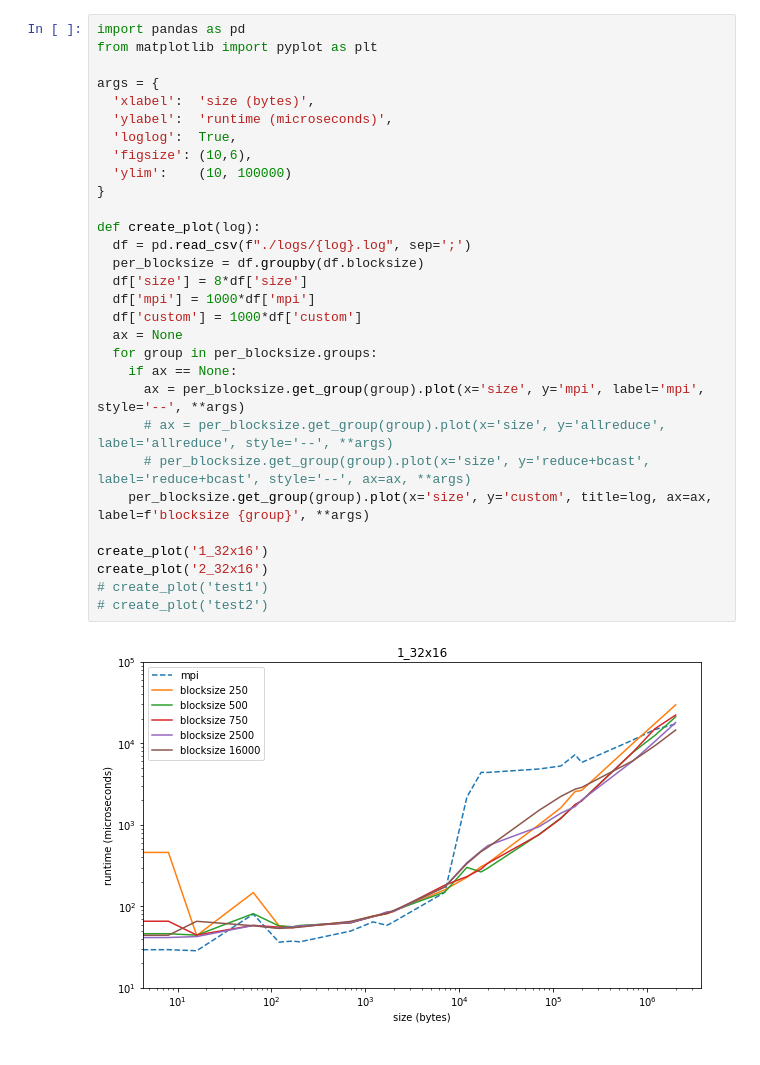
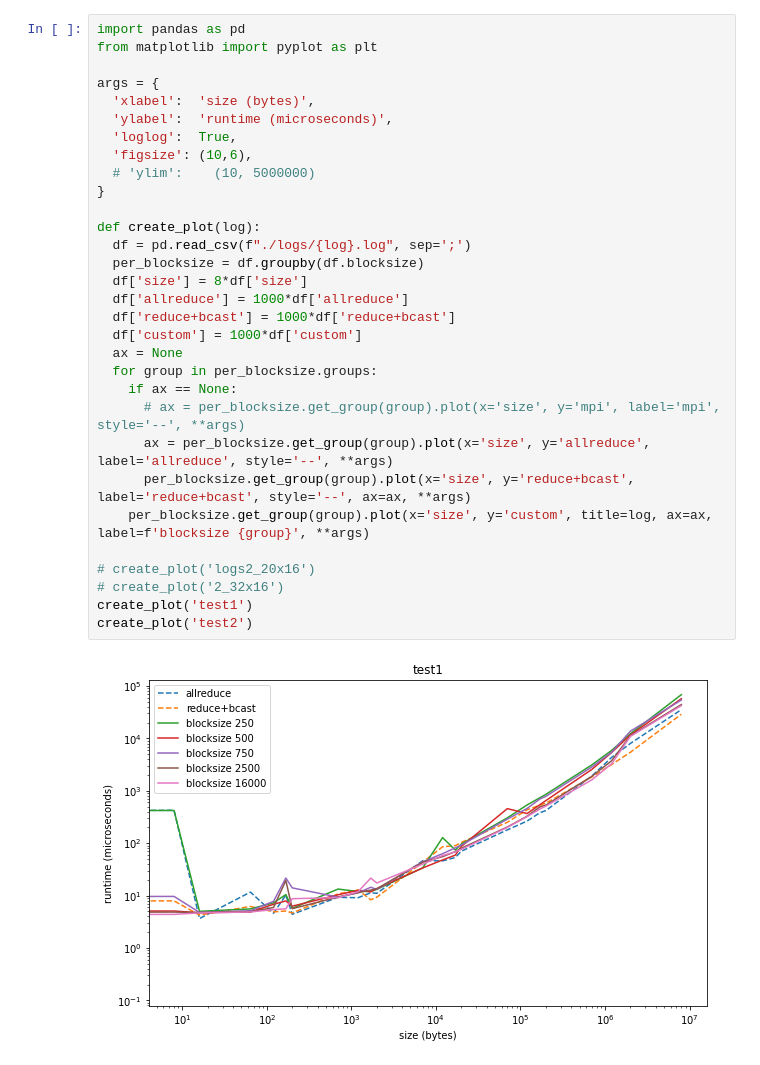
Before and after one commit to PentaHelix/hpc_allredcuce, a Jupyter notebook: report/analysis.ipynb, the cells around one changed output. Saved outputs shown, nothing was run; the diff lists cells and outputs as text.

```diff
--- a/report/analysis.ipynb
+++ b/report/analysis.ipynb
@@ -1,32 +1,33 @@
 # %%
 import pandas as pd
 from matplotlib import pyplot as plt
 
 args = {
   'xlabel':  'size (bytes)',
   'ylabel':  'runtime (microseconds)',
   'loglog':  True,
   'figsize': (10,6),
-  'ylim':    (10, 100000)
+  # 'ylim':    (10, 5000000)
 }
 
 def create_plot(log):
   df = pd.read_csv(f"./logs/{log}.log", sep=';')
   per_blocksize = df.groupby(df.blocksize)
   df['size'] = 8*df['size']
-  df['mpi'] = 1000*df['mpi']
+  df['allreduce'] = 1000*df['allreduce']
+  df['reduce+bcast'] = 1000*df['reduce+bcast']
   df['custom'] = 1000*df['custom']
   ax = None
   for group in per_blocksize.groups:
     if ax == None:
-      ax = per_blocksize.get_group(group).plot(x='size', y='mpi', label='mpi', style='--', **args)
-      # ax = per_blocksize.get_group(group).plot(x='size', y='allreduce', label='allreduce', style='--', **args)
-      # per_blocksize.get_group(group).plot(x='size', y='reduce+bcast', label='reduce+bcast', style='--', ax=ax, **args)
+      # ax = per_blocksize.get_group(group).plot(x='size', y='mpi', label='mpi', style='--', **args)
+      ax = per_blocksize.get_group(group).plot(x='size', y='allreduce', label='allreduce', style='--', **args)
+      per_blocksize.get_group(group).plot(x='size', y='reduce+bcast', label='reduce+bcast', style='--', ax=ax, **args)
     per_blocksize.get_group(group).plot(x='size', y='custom', title=log, ax=ax, label=f'blocksize {group}', **args)
 
-create_plot('1_32x16')
-create_plot('2_32x16')
-# create_plot('test1')
-# create_plot('test2')
+# create_plot('logs2_20x16')
+# create_plot('2_32x16')
+create_plot('test1')
+create_plot('test2')
 # %% [output]
-[figure, old version]
+[figure, new version]
```
Also changed, not shown: parts of 1 cell of this notebook, 6 other files.
